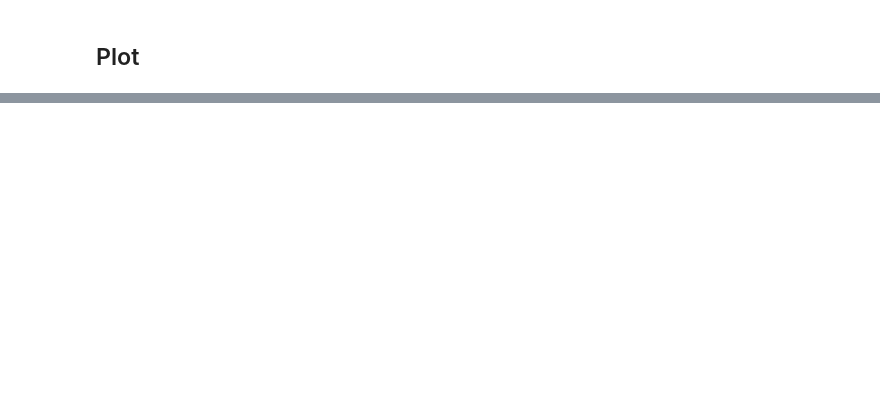
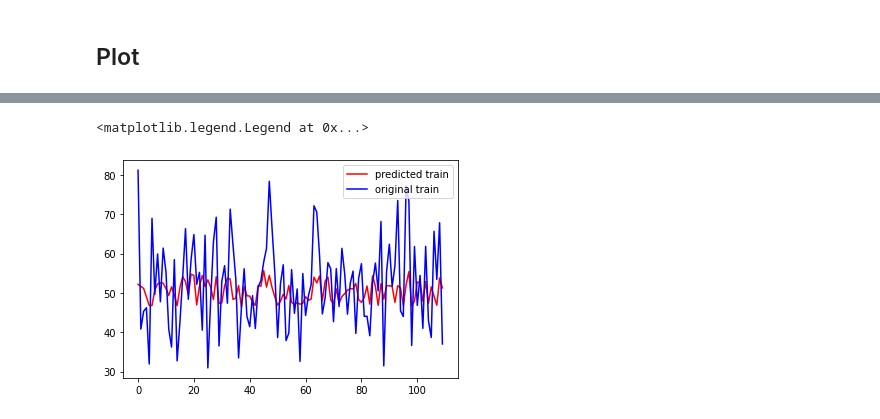
Before and after one commit to aliabdari/compressed-QA, a Jupyter notebook: QA_compressed_domain.ipynb, the cells around one changed output, grey strips where cells are left out. Cells and saved outputs as stored; diff of their text form; code cells hidden in the pictures; blank space fills up the shorter version.

```diff
--- a/QA_compressed_domain.ipynb
+++ b/QA_compressed_domain.ipynb
@@ -163,0 +187,7 @@ plot_diagrams_trian_process(history.history)
+# %%
+plt.plot(y_train_predict, label = 'predicted train' ,color = 'red')
+plt.plot(y_train_orig, label = 'original train' ,color = 'blue')
+plt.legend()
+# %% [output]
+<matplotlib.legend.Legend at 0x...>
+[figure, added]
```
Also changed, not shown: parts of 11 cells of this notebook.
